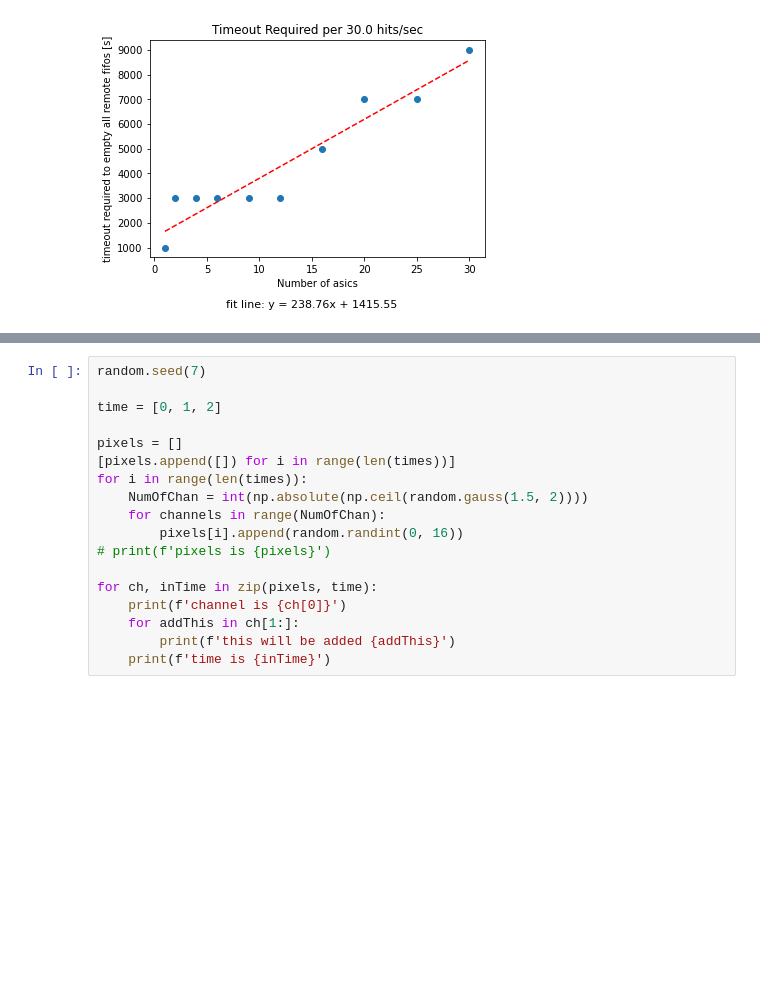
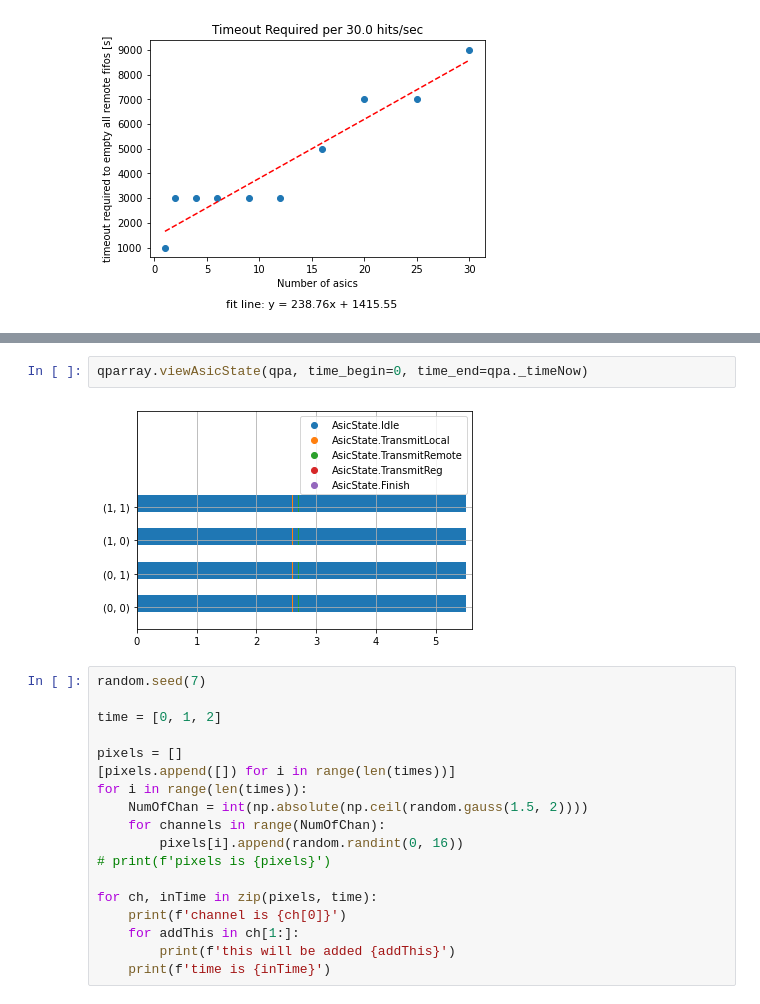
Before and after one commit to vsheb/qpix-digital, a Jupyter notebook: simulation-software/ArrayNotebook.ipynb, the cells around one changed output, grey strips where cells are left out. Drawn from its saved outputs; the diff is of its cells as text; blank space fills up the shorter version.

```diff
--- a/simulation-software/ArrayNotebook.ipynb
+++ b/simulation-software/ArrayNotebook.ipynb
@@ -305,3 +356,7 @@ the ask data and hit data for asic (1, 1) is 0 and 49
+# %%
+qparray.viewAsicState(qpa, time_begin=0, time_end=qpa._timeNow)
+# %% [output]
+[figure, added]
 # %%
 random.seed(7)
 
```
Also changed, not shown: parts of 3 cells of this notebook, 2 other files.
